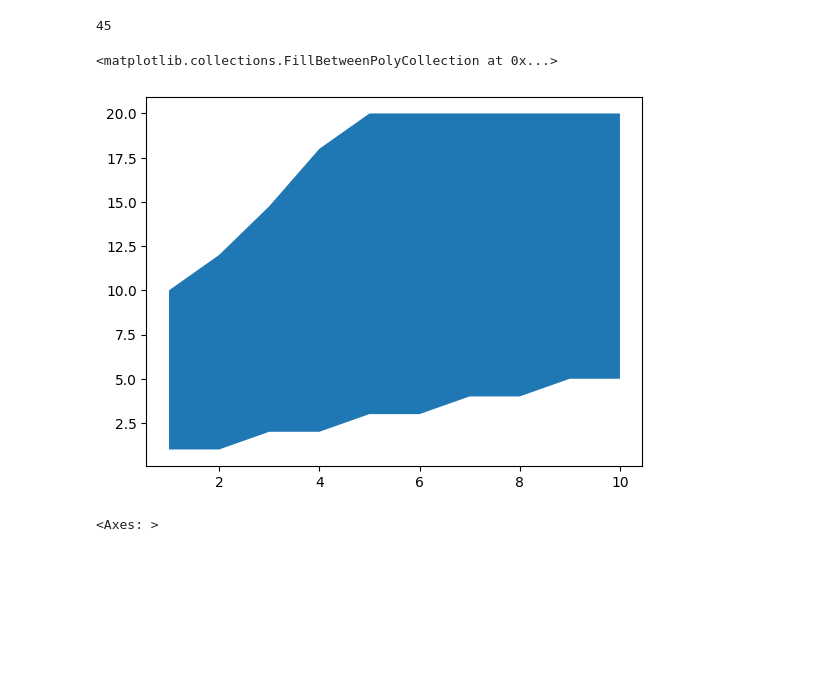
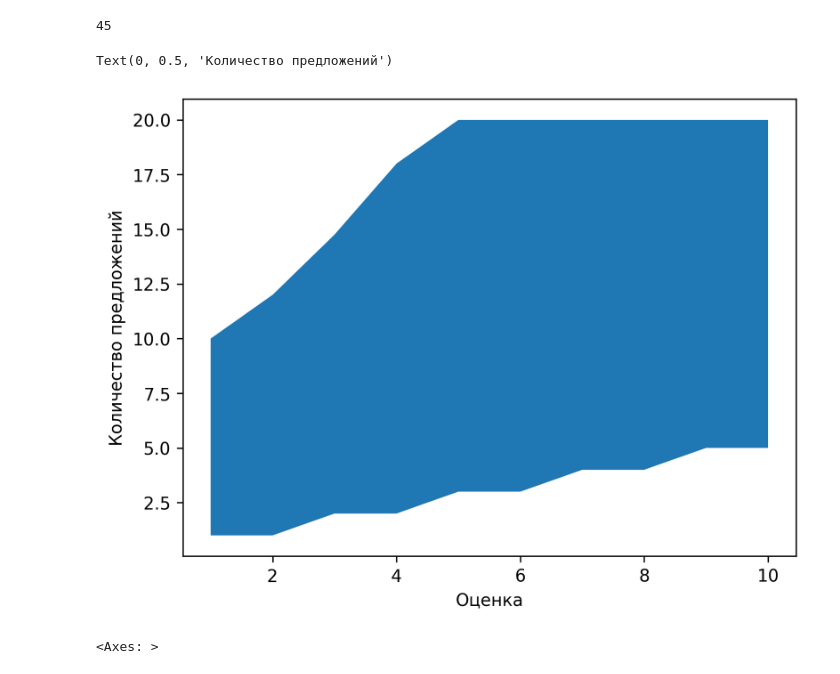
Before and after one commit to teasgen/WebMLSimulator, a Jupyter notebook: llm_backend/create_data_for_llm.ipynb, the cells around one changed output. Saved outputs shown, nothing was run; the diff lists cells and outputs as text; code cells hidden in the pictures; blank space fills up the shorter version.

```diff
--- a/llm_backend/create_data_for_llm.ipynb
+++ b/llm_backend/create_data_for_llm.ipynb
@@ -112,19 +112,21 @@ len(themes)
 # %%
 import numpy as np
 import matplotlib.pyplot as plt
 
 x = [0, 1]
 y1 = [4, 7]
 y2 = [7, 10]
 
 # plt.fill_between(x, y1, y2)
 x = np.linspace(1, 10, 10)
 plt.fill_between(x, np.ceil(0.5 * x), np.minimum(20, x * np.log2(x) + 10))
+plt.xlabel("Оценка")
+plt.ylabel("Количество предложений")
 # plt.plot(x, x * np.log2(x))
 # plt.plot(x, 0.2 * x)
 # %% [output]
-<matplotlib.collections.FillBetweenPolyCollection at 0x...>
+Text(0, 0.5, 'Количество предложений')
-[figure, old version]
+[figure, new version]
 # %%
 import yt.wrapper as yt
 import random
```
Also changed, not shown: parts of 4 cells of this notebook, 7 other files.
